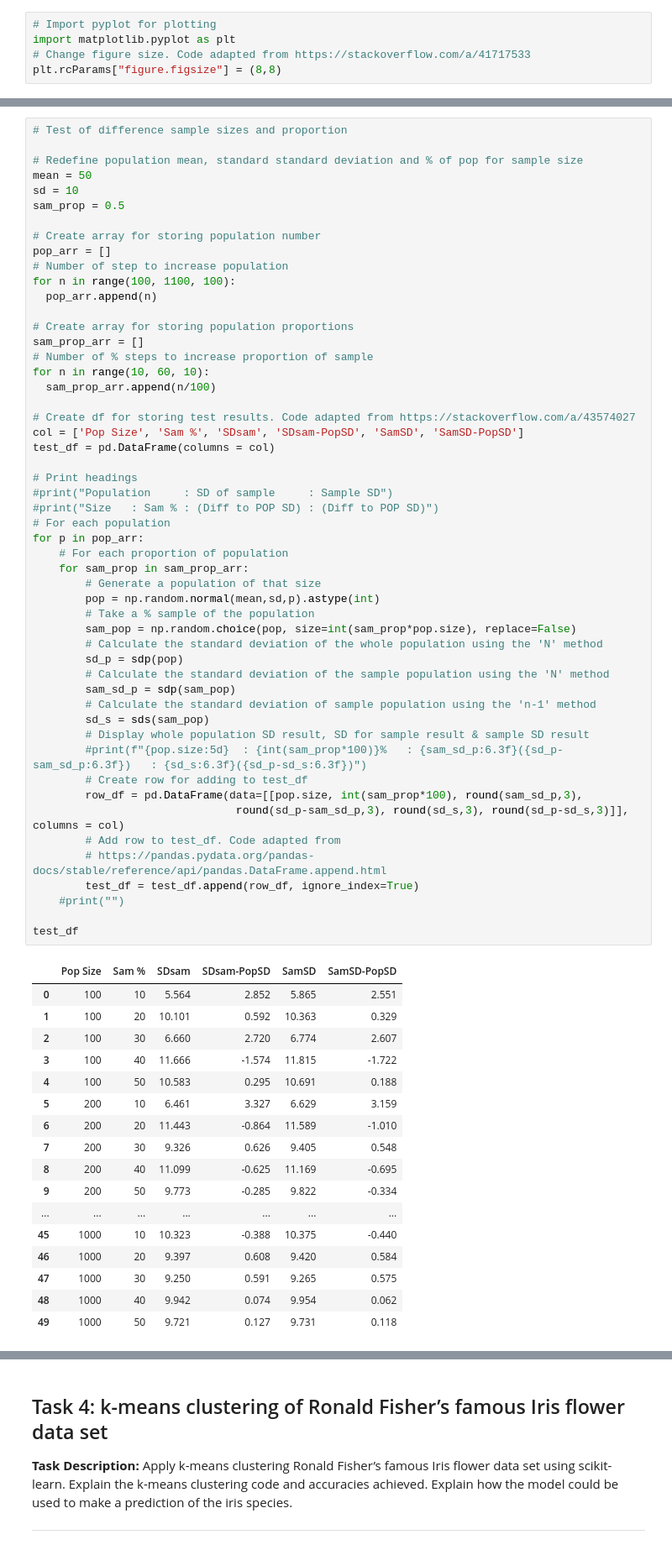
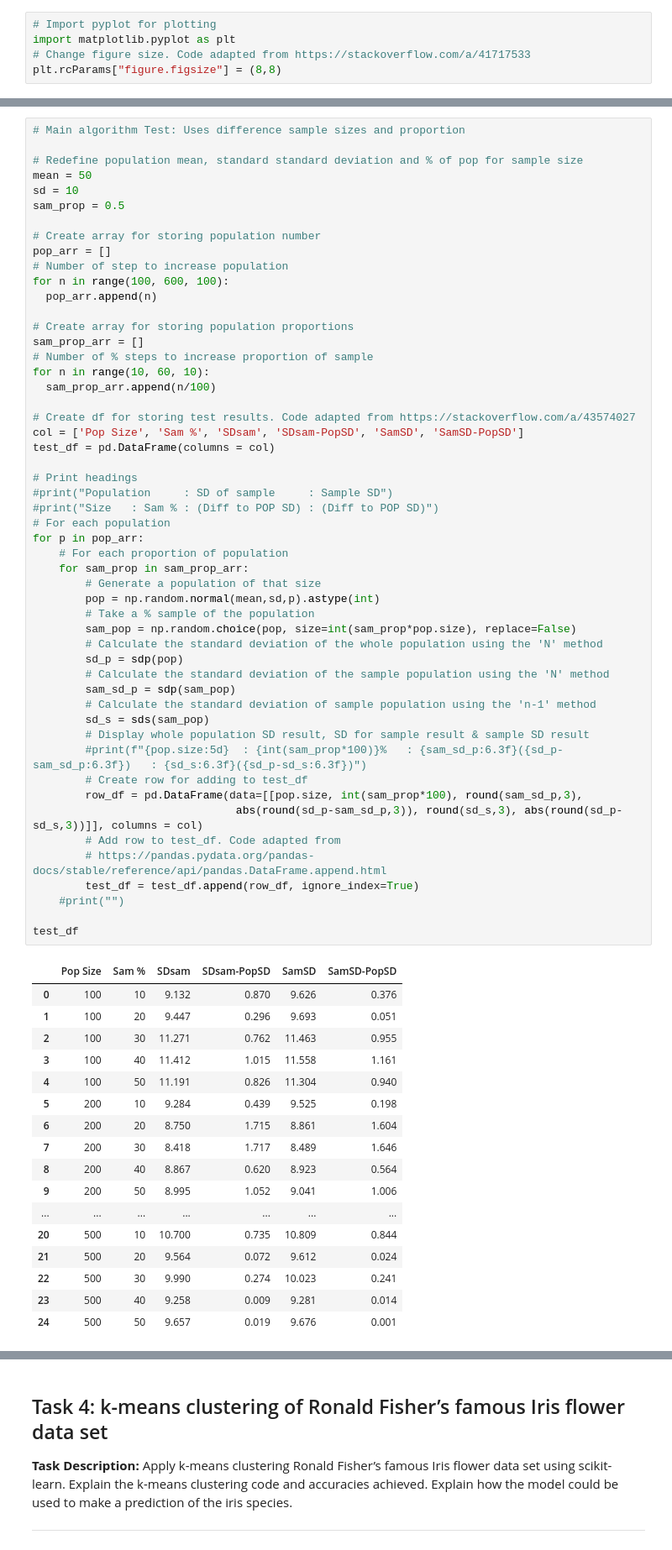
Before and after one commit to markcot/MachLearnTasks, a Jupyter notebook: Tasks.ipynb, the cells around one changed output, grey strips where cells are left out. Shown at 84% size. Saved outputs shown, nothing was run; the diff lists cells and outputs as text.

Commit message:
T3: minor text content updates. difference main test changed to abs() value difference. upper limit changed to 500.

```diff
--- a/Tasks.ipynb
+++ b/Tasks.ipynb
@@ -721,5 +721,5 @@ Sample SD  9.941
 # %%
-# Test of difference sample sizes and proportion
+# Main algorithm Test: Uses difference sample sizes and proportion
 
 # Redefine population mean, standard standard deviation and % of pop for sample size
 mean = 50
@@ -729,7 +729,7 @@ sam_prop = 0.5
 # Create array for storing population number
 pop_arr = []
 # Number of step to increase population
-for n in range(100, 1100, 100):
+for n in range(100, 600, 100):
   pop_arr.append(n)
 
 # Create array for storing population proportions
@@ -744,49 +744,49 @@ test_df = pd.DataFrame(columns = col)
 
 # Print headings
 #print("Population     : SD of sample     : Sample SD")
 #print("Size   : Sam % : (Diff to POP SD) : (Diff to POP SD)")
 # For each population
 for p in pop_arr:
     # For each proportion of population
     for sam_prop in sam_prop_arr:
         # Generate a population of that size
         pop = np.random.normal(mean,sd,p).astype(int)
         # Take a % sample of the population
         sam_pop = np.random.choice(pop, size=int(sam_prop*pop.size), replace=False)
         # Calculate the standard deviation of the whole population using the 'N' method
         sd_p = sdp(pop)
         # Calculate the standard deviation of the sample population using the 'N' method
         sam_sd_p = sdp(sam_pop)
         # Calculate the standard deviation of sample population using the 'n-1' method
         sd_s = sds(sam_pop)
         # Display whole population SD result, SD for sample result & sample SD result
         #print(f"{pop.size:5d}  : {int(sam_prop*100)}%   : {sam_sd_p:6.3f}({sd_p-sam_sd_p:6.3f})   : {sd_s:6.3f}({sd_p-sd_s:6.3f})")
         # Create row for adding to test_df
         row_df = pd.DataFrame(data=[[pop.size, int(sam_prop*100), round(sam_sd_p,3),
-                               round(sd_p-sam_sd_p,3), round(sd_s,3), round(sd_p-sd_s,3)]], columns = col)
+                               abs(round(sd_p-sam_sd_p,3)), round(sd_s,3), abs(round(sd_p-sd_s,3))]], columns = col)
         # Add row to test_df. Code adapted from
         # https://pandas.pydata.org/pandas-docs/stable/reference/api/pandas.DataFrame.append.html
         test_df = test_df.append(row_df, ignore_index=True)
     #print("")
 
 test_df
 # %% [output]
 |  | Pop Size | Sam % | SDsam | SDsam-PopSD | SamSD | SamSD-PopSD |
-| 0 | 100 | 10 | 5.564 | 2.852 | 5.865 | 2.551 |
-| 1 | 100 | 20 | 10.101 | 0.592 | 10.363 | 0.329 |
-| 2 | 100 | 30 | 6.660 | 2.720 | 6.774 | 2.607 |
-| 3 | 100 | 40 | 11.666 | -1.574 | 11.815 | -1.722 |
-| 4 | 100 | 50 | 10.583 | 0.295 | 10.691 | 0.188 |
-| 5 | 200 | 10 | 6.461 | 3.327 | 6.629 | 3.159 |
-| 6 | 200 | 20 | 11.443 | -0.864 | 11.589 | -1.010 |
-| 7 | 200 | 30 | 9.326 | 0.626 | 9.405 | 0.548 |
-| 8 | 200 | 40 | 11.099 | -0.625 | 11.169 | -0.695 |
-| 9 | 200 | 50 | 9.773 | -0.285 | 9.822 | -0.334 |
+| 0 | 100 | 10 | 9.132 | 0.870 | 9.626 | 0.376 |
+| 1 | 100 | 20 | 9.447 | 0.296 | 9.693 | 0.051 |
+| 2 | 100 | 30 | 11.271 | 0.762 | 11.463 | 0.955 |
+| 3 | 100 | 40 | 11.412 | 1.015 | 11.558 | 1.161 |
+| 4 | 100 | 50 | 11.191 | 0.826 | 11.304 | 0.940 |
+| 5 | 200 | 10 | 9.284 | 0.439 | 9.525 | 0.198 |
+| 6 | 200 | 20 | 8.750 | 1.715 | 8.861 | 1.604 |
+| 7 | 200 | 30 | 8.418 | 1.717 | 8.489 | 1.646 |
+| 8 | 200 | 40 | 8.867 | 0.620 | 8.923 | 0.564 |
+| 9 | 200 | 50 | 8.995 | 1.052 | 9.041 | 1.006 |
 | ... | ... | ... | ... | ... | ... | ... |
-| 45 | 1000 | 10 | 10.323 | -0.388 | 10.375 | -0.440 |
-| 46 | 1000 | 20 | 9.397 | 0.608 | 9.420 | 0.584 |
-| 47 | 1000 | 30 | 9.250 | 0.591 | 9.265 | 0.575 |
-| 48 | 1000 | 40 | 9.942 | 0.074 | 9.954 | 0.062 |
-| 49 | 1000 | 50 | 9.721 | 0.127 | 9.731 | 0.118 |
+| 20 | 500 | 10 | 10.700 | 0.735 | 10.809 | 0.844 |
+| 21 | 500 | 20 | 9.564 | 0.072 | 9.612 | 0.024 |
+| 22 | 500 | 30 | 9.990 | 0.274 | 10.023 | 0.241 |
+| 23 | 500 | 40 | 9.258 | 0.009 | 9.281 | 0.014 |
+| 24 | 500 | 50 | 9.657 | 0.019 | 9.676 | 0.001 |
 # %%
 # Calculate average difference for 'N' and 'n-1' Code adapted from https://stackoverflow.com/a/31037360
```
Also changed, not shown: parts of 8 cells of this notebook.
